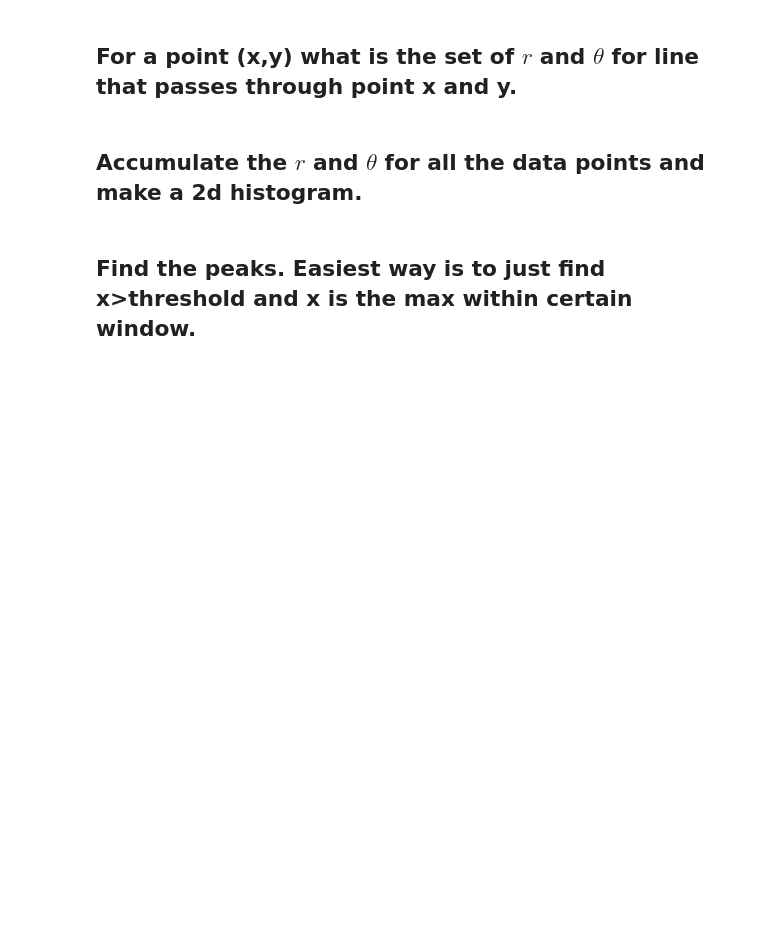
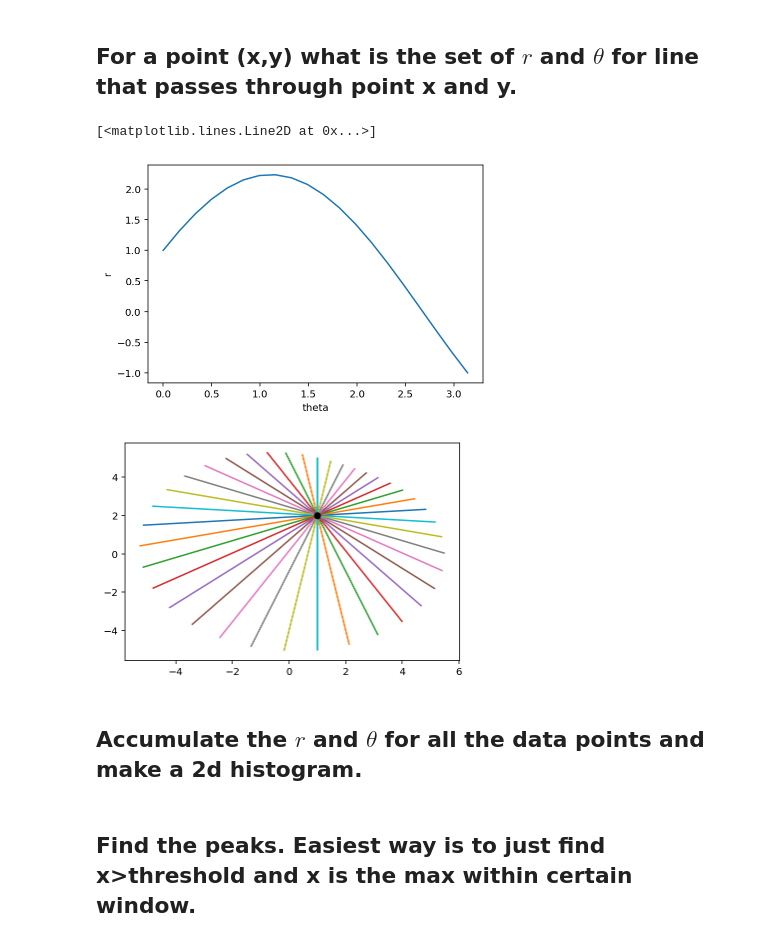
Before and after one commit to MUIC-Numerical-Methods-2018/extra-2-hough-transform, a Jupyter notebook: HoughTransform.ipynb, the cells around one changed output. Saved outputs shown, nothing was run; the diff lists cells and outputs as text; code cells hidden in the pictures; blank space fills up the shorter version.

```diff
--- a/HoughTransform.ipynb
+++ b/HoughTransform.ipynb
@@ -55,5 +75,44 @@ plt.plot(xs, ys)
 # %% [markdown]
 ## For a point (x,y) what is the set of $r$ and $\theta$ for line that passes through point x and y.
+# %%
+x, y = 1.0, 2.0
+# find all the r and theta that pass through x, y
+
+theta = 30
+p = np.array([x, y])
+r_hat = np.array([np.cos(theta), np.sin(theta)])
+r = p @ r_hat
+
+def find_r_given_theta(x, y, theta):
+    p = np.array([x, y])
+    r_hat = np.array([np.cos(theta), np.sin(theta)])
+    r = p @ r_hat
+    return r
+
+def plot_line(r, theta):
+    r0 = np.array((r*np.cos(theta), r*np.sin(theta)))
+    u = np.array([-np.sin(theta), np.cos(theta)])
+    rs = np.array([r0 + u * t for t in np.linspace(-5,5)])
+    xs, ys = rs.T
+    #print(rs.T)
+    plt.plot(xs, ys)
+
+thetas = np.linspace(0, np.pi, 20)
+rs = [find_r_given_theta(x,y,theta) for theta in thetas]
+
+plt.plot(thetas, rs)
+plt.xlabel('theta')
+plt.ylabel('r')
+plt.figure()
+
+for r, theta in zip(rs, thetas):
+    plot_line(r,theta)
+
+plt.plot(x, y, 'ok')
+# %% [output]
+[<matplotlib.lines.Line2D at 0x...>]
+[figure, added]
+[figure, added]
 # %% [markdown]
 ## Accumulate the $r$ and $\theta$ for all the data points and make a 2d histogram.
 # %% [markdown]
```
Also changed, not shown: parts of 1 cell of this notebook.
